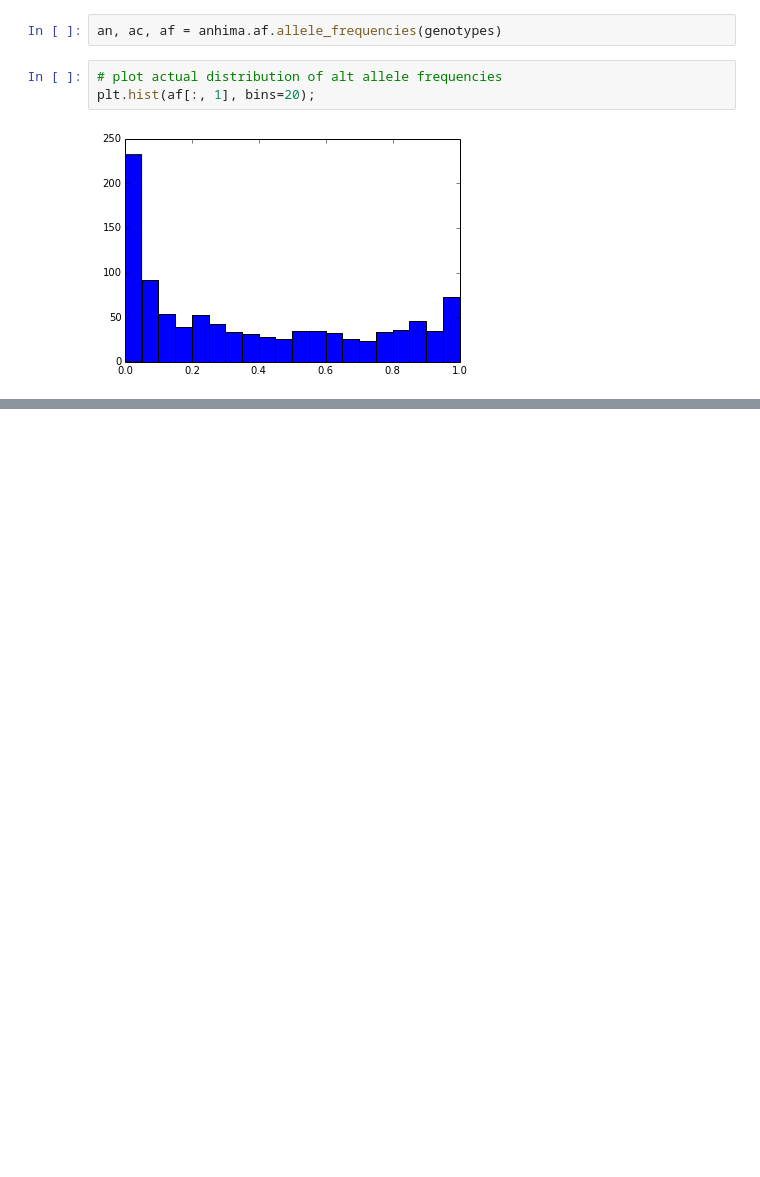
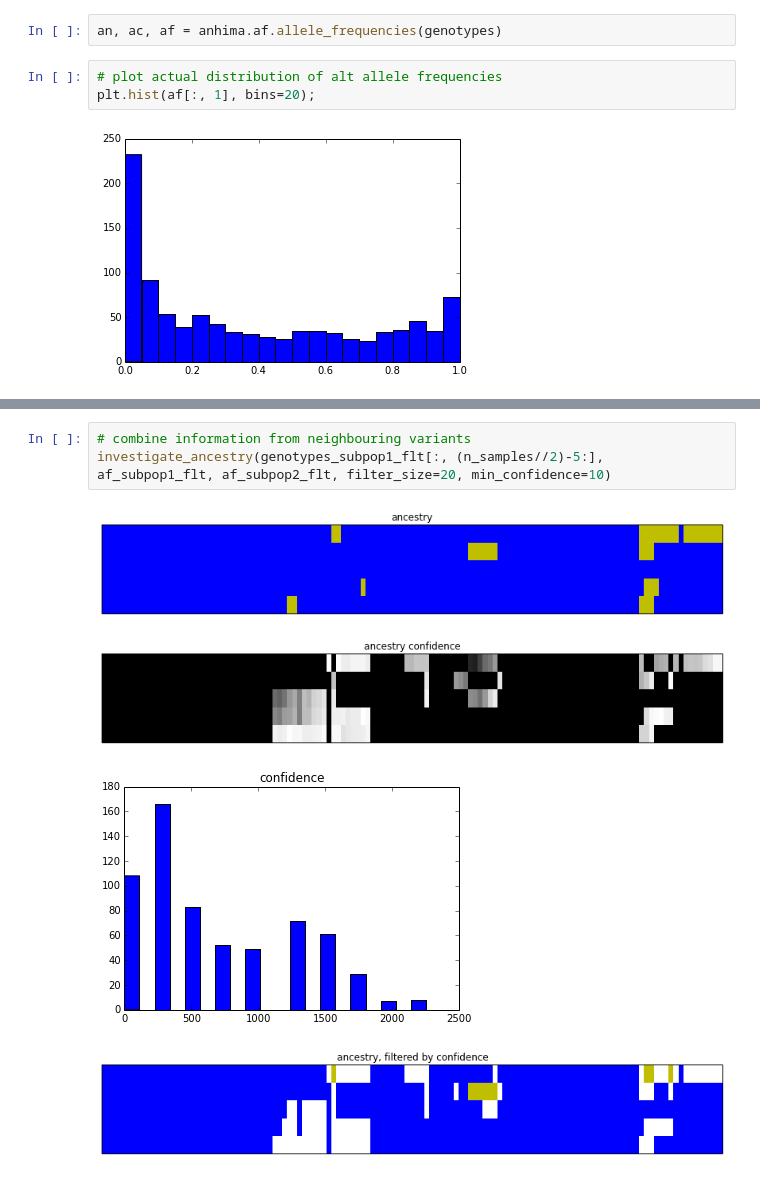
Before and after one commit to alimanfoo/anhima, a Jupyter notebook: examples/af.ipynb, the cells around one changed output, grey strips where cells are left out. Saved outputs shown, nothing was run; the diff lists cells and outputs as text; blank space fills up the shorter version.

```diff
--- a/examples/af.ipynb
+++ b/examples/af.ipynb
@@ -75,0 +166,8 @@ plt.hist(af[:, 1], bins=20);
+# %%
+# combine information from neighbouring variants
+investigate_ancestry(genotypes_subpop1_flt[:, (n_samples//2)-5:], af_subpop1_flt, af_subpop2_flt, filter_size=20, min_confidence=10)
+# %% [output]
+[figure, added]
+[figure, added]
+[figure, added]
+[figure, added]
```
Also changed, not shown: parts of 7 cells of this notebook, 2 other files.
